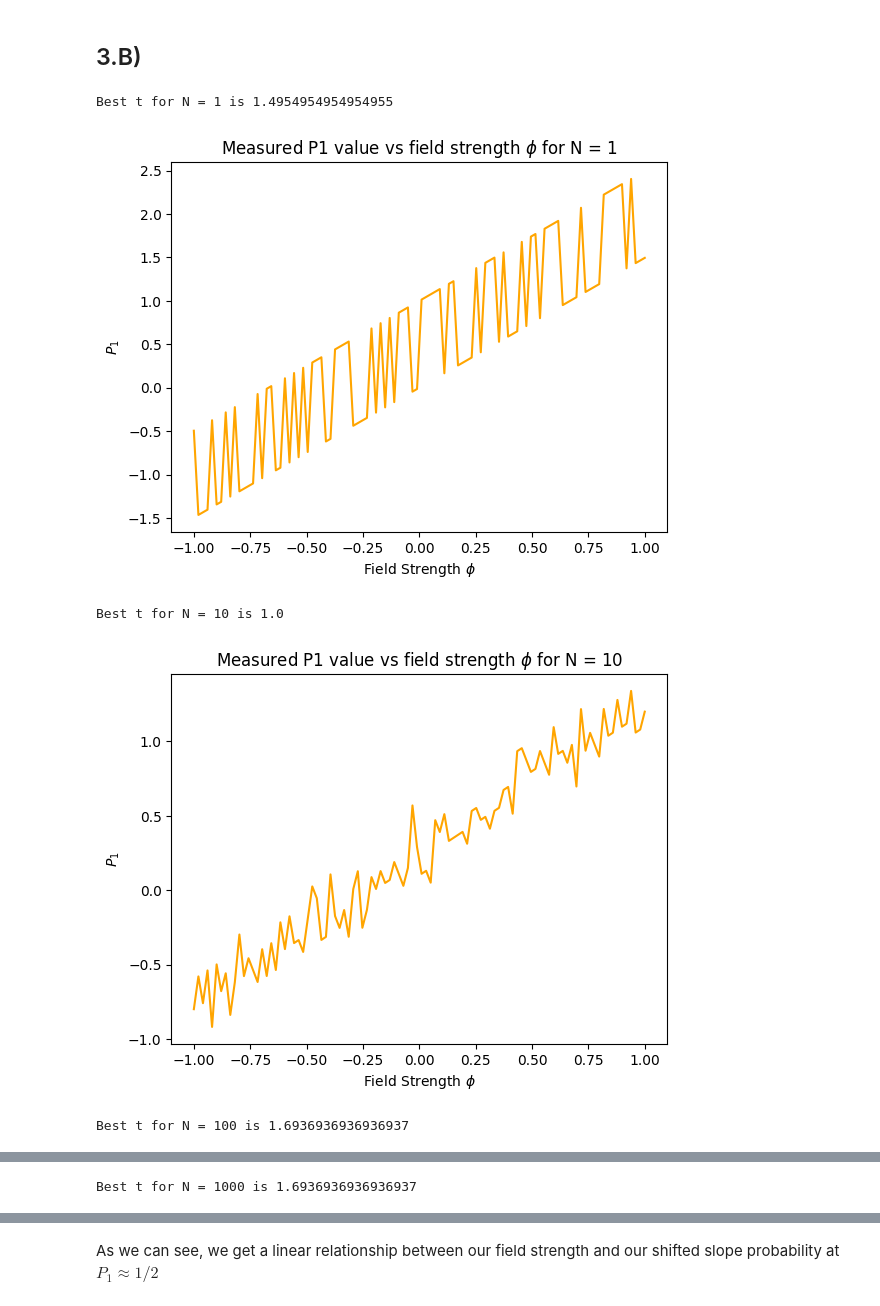
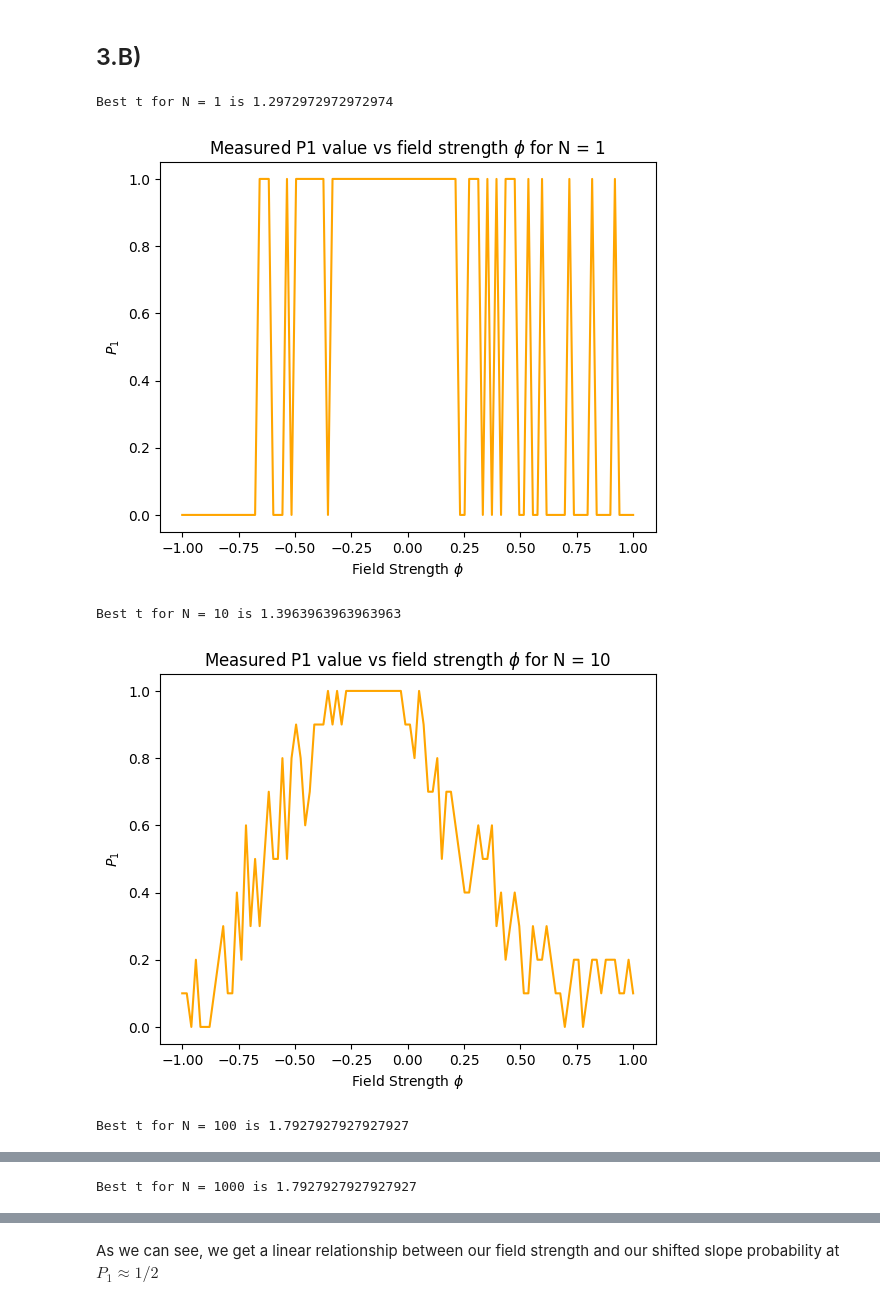
Before and after one commit to the-iron-ryan/QST-402, a Jupyter notebook: HW7/HW7.ipynb, the cells around one changed output, grey strips where cells are left out. Cells and saved outputs as stored; diff of their text form; code cells hidden in the pictures.

```diff
--- a/HW7/HW7.ipynb
+++ b/HW7/HW7.ipynb
@@ -118,38 +117,43 @@ for N in [1, 10, 100, 1000]:
 [figure]
 # %% [markdown]
 ## 3.B)
+# %%
+def P1_field(t_w, Omega, gamma, phi):
+    delta = (np.pi / 2 * t_w) + (2 * gamma * phi)
+    Omega_p = np.sqrt(Omega**2 + delta**2)
+    return 1 - (Omega**2) / (Omega_p**4) * (Omega_p * np.cos(delta * t_w / 2) * np.sin(np.pi/2) - 2 * delta * np.sin(delta * t_w / 2) * np.sin(np.pi/4)**2 )**2
 # %%
 for N in [1, 10, 100, 1000]:
     t_w = np.linspace(1, 100, 1000)
 
     # First, find the best t by sampling around 2
     best_t = 0
     for t in t_w:
-        true_p1 = P1(t, Omega, delta)
+        true_p1 = P1(t, Omega, np.pi/4)
         p1_val = np.sum(np.random.binomial(1, true_p1, N)) / N
         if p1_val >= 0.5:
             best_t = t
             break
     print("Best t for N = {} is {}".format(N, best_t))
 
     # Now, lets plot our results relative to the strengh of the field phi
     gamma = 1
     phis = np.linspace(-1, 1, 100)
     measured_p1 = []
     for phi in phis:
-        dp1 = gamma * phi * best_t
+        true_p1 = P1_field(best_t, Omega, gamma, phi)
         p1_val = np.sum(np.random.binomial(1, true_p1, N)) / N
-        measured_p1.append(p1_val + dp1)
+        measured_p1.append(p1_val)
 
 
     plt.plot(phis, measured_p1, label='data', color='orange')
     plt.title("Measured P1 value vs field strength $\phi$ for N = {}".format(N))
     plt.xlabel("Field Strength $\phi$")
     plt.ylabel("$P_1$")
     plt.show()
 # %% [output]
-Best t for N = 1 is 1.4954954954954955
+Best t for N = 1 is 1.2972972972972974
-[figure, old version]
+[figure, new version]
-Best t for N = 10 is 1.0
+Best t for N = 10 is 1.3963963963963963
-[figure, old version]
+[figure, new version]
-Best t for N = 100 is 1.6936936936936937
+Best t for N = 100 is 1.7927927927927927
@@ -157 +161 @@ Best t for N = 100 is 1.6936936936936937
-Best t for N = 1000 is 1.6936936936936937
+Best t for N = 1000 is 1.7927927927927927
```
Also changed, not shown: parts of 50 cells of this notebook, 3 other files.
